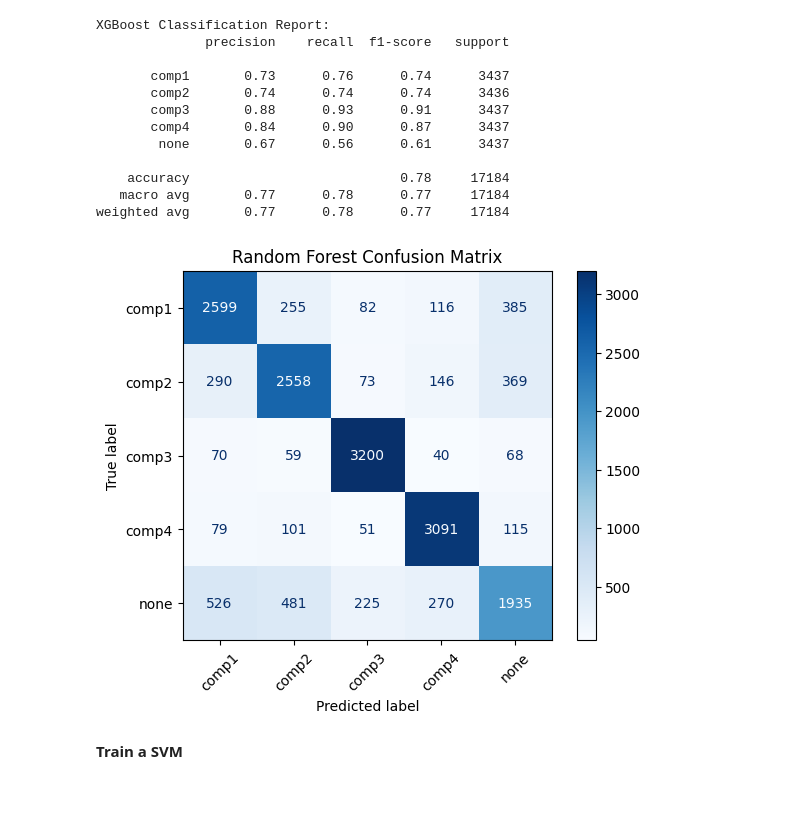
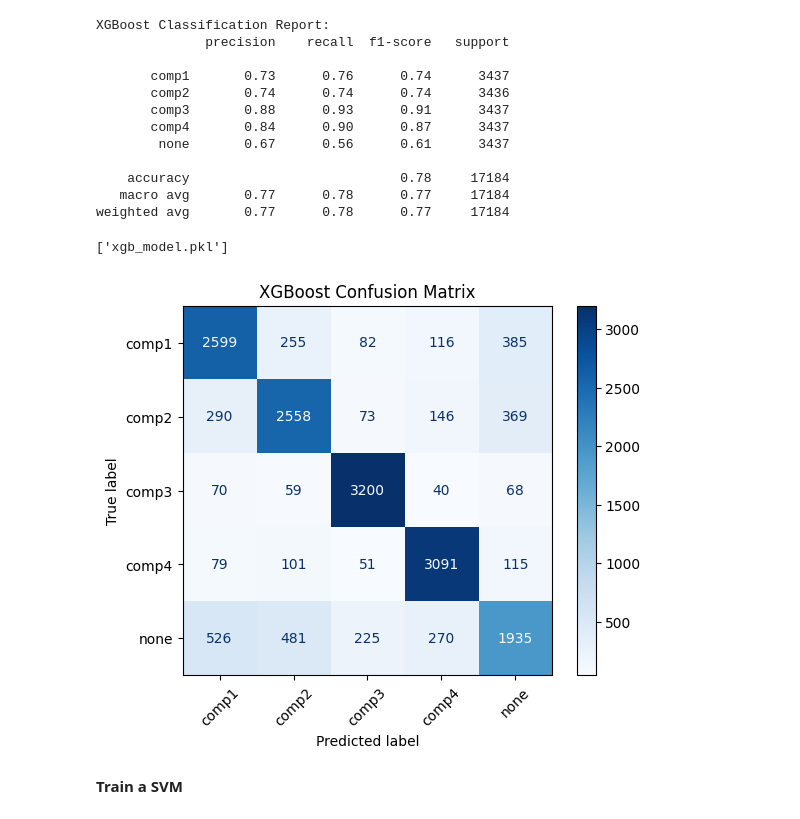
Before and after one commit to Nnsfnhh/Predictive-Maintenence-Using-Sensor-Data, a Jupyter notebook: Capstone_Project_MA_2.ipynb, the cells around one changed output. Drawn from its saved outputs; the diff is of its cells as text; code cells hidden in the pictures.

Commit message:
Change figure name in graph

```diff
--- a/Capstone_Project_MA_2.ipynb
+++ b/Capstone_Project_MA_2.ipynb
@@ -528,19 +544,24 @@ XGBoost Classification Report:
     accuracy                           0.78     17184
    macro avg       0.77      0.78      0.77     17184
 weighted avg       0.77      0.78      0.77     17184
+# %%
+# Save the model to a file
+joblib.dump(xgb_model, "xgb_model.pkl")
+# %% [output]
+['xgb_model.pkl']
 # %%
 from sklearn.metrics import confusion_matrix, ConfusionMatrixDisplay
 
 cm = confusion_matrix(y_test, y_pred_xgb)
 disp = ConfusionMatrixDisplay(confusion_matrix=cm, display_labels=le.classes_)
 disp.plot(cmap='Blues', xticks_rotation=45)
-plt.title('Random Forest Confusion Matrix')
+plt.title('XGBoost Confusion Matrix')
 
 # Save the plot as PNG
 plt.savefig("confusion_matrix XGB.png", bbox_inches='tight')
 plt.show()
 # %% [output]
-[figure, old version]
+[figure, new version]
 # %% [markdown]
 **Train a SVM**
 # %%
```
Also changed, not shown: parts of 4 cells of this notebook.
